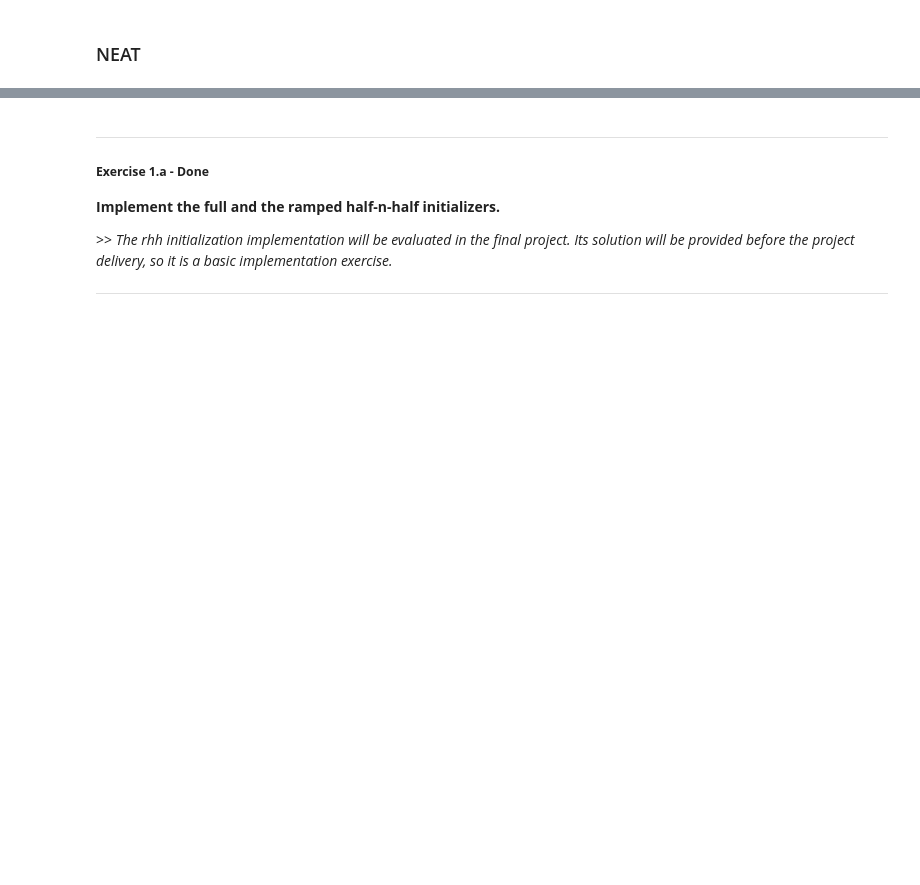
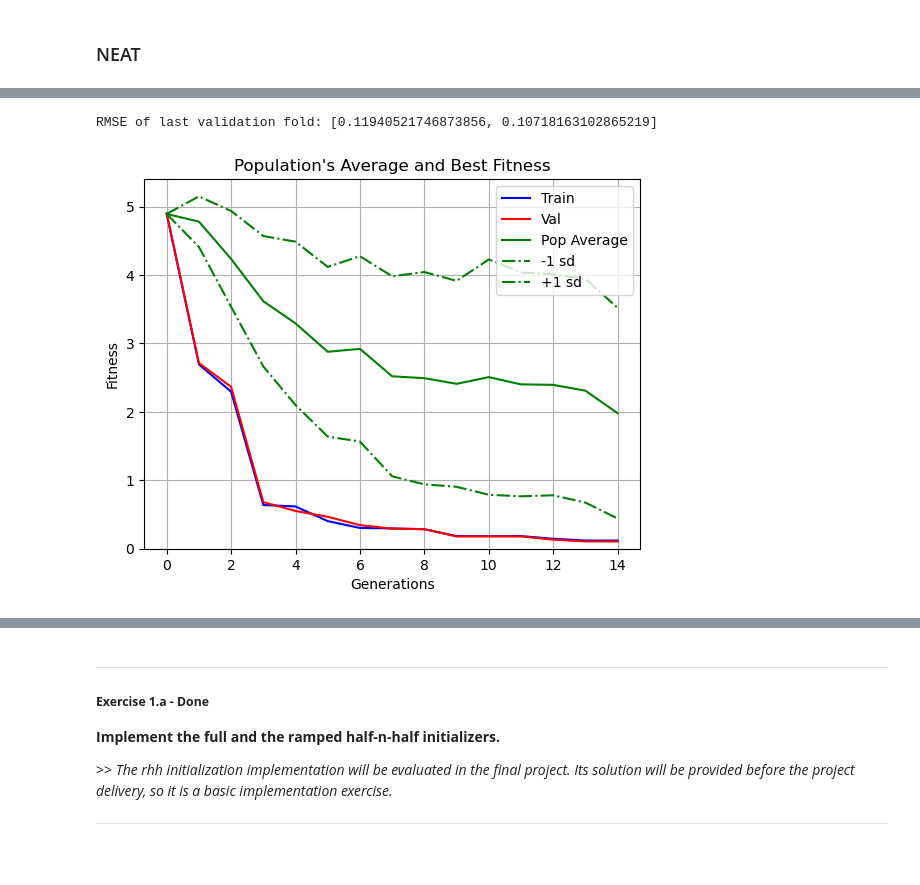
Before and after one commit to ontenkutsenko/GP_Milk_Content_Prediction, a Jupyter notebook: Notebook.ipynb, the cells around one changed output, grey strips where cells are left out. Saved outputs shown, nothing was run; the diff lists cells and outputs as text; code cells hidden in the pictures; blank space fills up the shorter version.

```diff
--- a/Notebook.ipynb
+++ b/Notebook.ipynb
@@ -856,28 +818,0 @@ pi_sml = SMLNN(
-# %%
-ps = 200
-mutation_step = .01
-mutation_prob = .5
-xo_prob = 0.5
-selection_pressure = .07
-has_elitism = True
-allow_reproduction = False
-
-mheuristic = GeneticAlgorithm(
-    pi=pi_sml,
-    initializer=nn_init,
-    selector=prm_tournament(pressure=selection_pressure),
-    pop_size=ps,
-    p_m=mutation_prob,
-    p_c=xo_prob,
-    elitism=has_elitism,
-    reproduction=allow_reproduction,  # False = or xo or mutation
-    device=device,
-    seed=seed,
-    #
-    # As in the example of using the traditional GSGP with GPOL, for Neuroevolution of the NN hyperparameters,
-    # the algorithm is a GA object, and we specify the specific XO and Mutation operators.
-    # In this case, however, to handle with NNs.
-    #
-    crossover=nn_xo,
-    mutator=prm_nn_mtn(ms=mutation_step, sspace=sspace_nn)
-)
@@ -886,8 +818,0 @@ mheuristic._initialize()
-# %%
-n_iter = 100
-mheuristic.solve(
-    n_iter,
-    verbose=3,
-    # log=2, log_path=log_path,
-    test_elite=True
-)
@@ -966,7 +975,7 @@ def eval_genomes(genomes, config):
 
         # Calculate as negative as we inverted problem to maximization for NEAT to work
         # It doesn't work with minimization for some reason
-        genome.fitness = -eval_rmse(net, X_train, y_train)
+        genome.fitness = -eval_rmse(net, X_tr, y_tr)
 
         # Validation fitness
         genome.fitness_val = -eval_rmse(net, X_val, y_val)
@@ -979,2 +981,0 @@ p.add_reporter(stats)
-# %%
-winner = p.run(eval_genomes, 30)
@@ -1027,0 +1051,7 @@ Connections:
+# %%
+print('RMSE of last validation fold: {}'.format([-winner.fitness, -winner.fitness_val]))
+
+visualize.plot_stats(stats, ylog=False, show_pop=True,  view=True, filename= None)
+# %% [output]
+RMSE of last validation fold: [0.11940521746873856, 0.10718163102865219]
+[figure, added]
```
Also changed, not shown: parts of 102 cells of this notebook, 6 other files.
